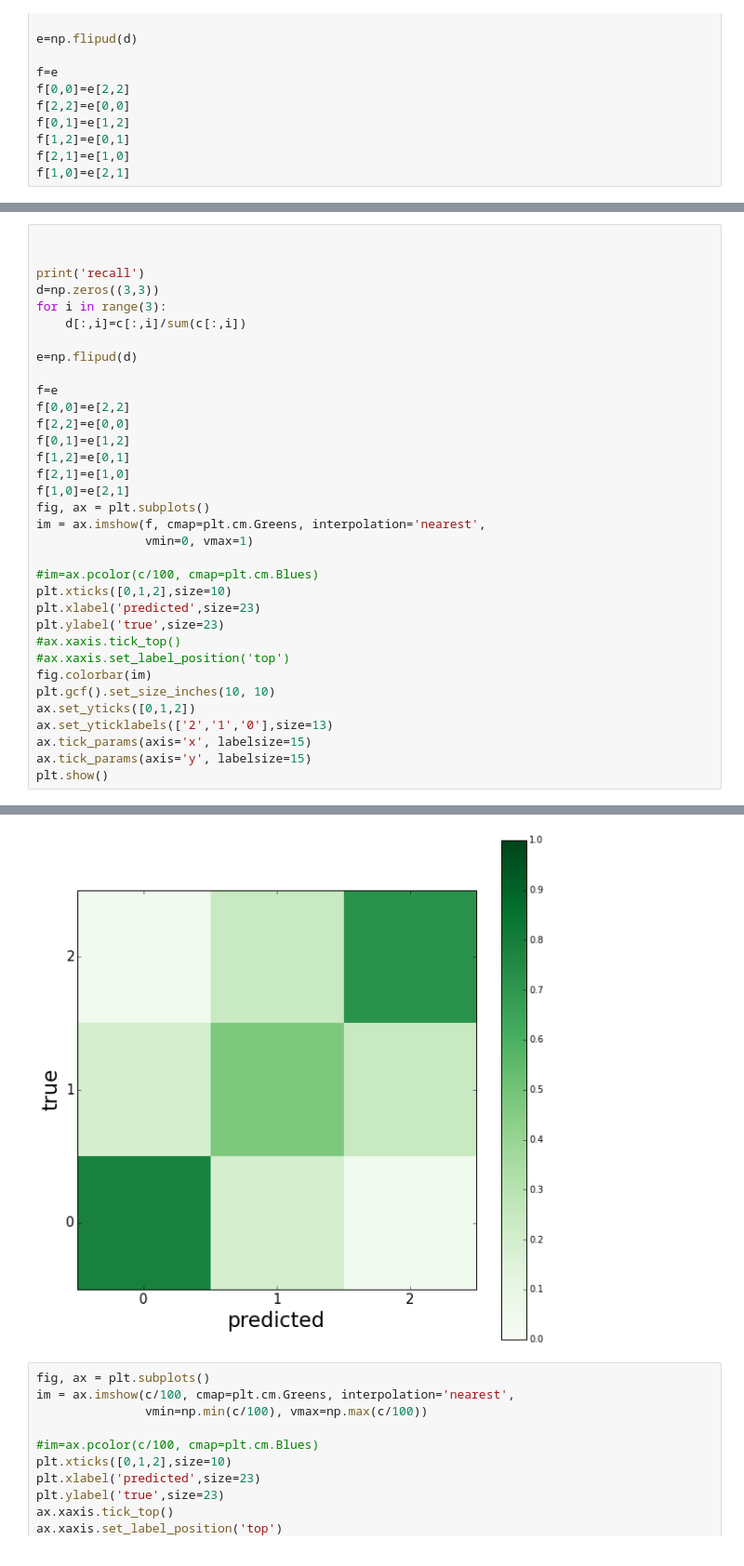
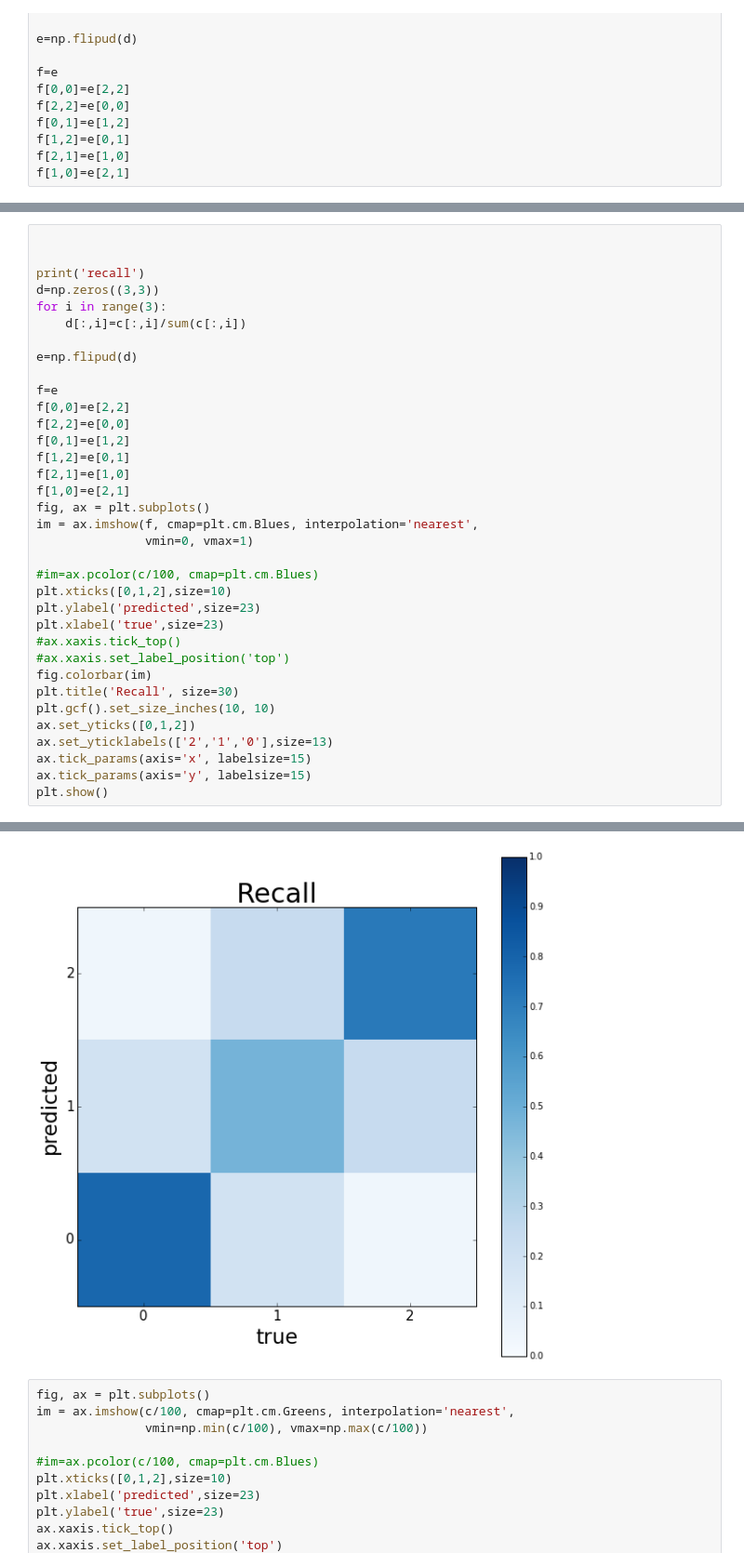
Before and after one commit to massaroantonio/telecom_bigdata, a Jupyter notebook: Untitled1.ipynb, the cells around one changed output, grey strips where cells are left out. Shown at 93% size. Saved outputs shown, nothing was run; the diff lists cells and outputs as text.

```diff
--- a/Untitled1.ipynb
+++ b/Untitled1.ipynb
@@ -691,37 +683,38 @@ precision
 print('recall')
 d=np.zeros((3,3))
 for i in range(3):
     d[:,i]=c[:,i]/sum(c[:,i])
 
 e=np.flipud(d)
 
 f=e
 f[0,0]=e[2,2]
 f[2,2]=e[0,0]
 f[0,1]=e[1,2]
 f[1,2]=e[0,1]
 f[2,1]=e[1,0]
 f[1,0]=e[2,1]
 fig, ax = plt.subplots()
-im = ax.imshow(f, cmap=plt.cm.Greens, interpolation='nearest',
+im = ax.imshow(f, cmap=plt.cm.Blues, interpolation='nearest',
                vmin=0, vmax=1)
 
 #im=ax.pcolor(c/100, cmap=plt.cm.Blues)
 plt.xticks([0,1,2],size=10)
-plt.xlabel('predicted',size=23)
-plt.ylabel('true',size=23)
+plt.ylabel('predicted',size=23)
+plt.xlabel('true',size=23)
 #ax.xaxis.tick_top()
 #ax.xaxis.set_label_position('top')
 fig.colorbar(im)
+plt.title('Recall', size=30)
 plt.gcf().set_size_inches(10, 10)
 ax.set_yticks([0,1,2])
 ax.set_yticklabels(['2','1','0'],size=13)
 ax.tick_params(axis='x', labelsize=15)
 ax.tick_params(axis='y', labelsize=15)
 plt.show()
 # %% [output]
 recall
-[figure, old version]
+[figure, new version]
 # %%
 fig, ax = plt.subplots()
 im = ax.imshow(c/100, cmap=plt.cm.Greens, interpolation='nearest',
```
Also changed, not shown: parts of 4 cells of this notebook, 15 other files.
